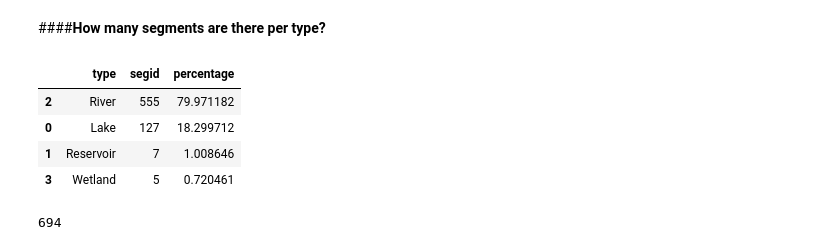
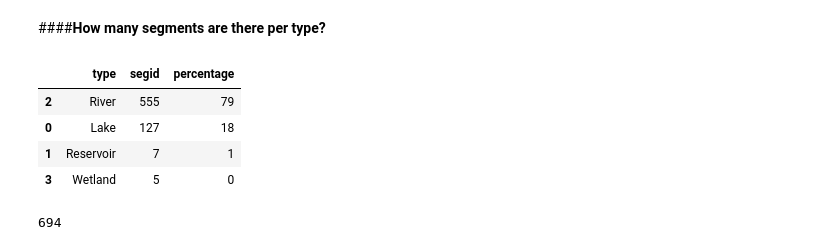
Before and after one commit to mocorderos/Water_Impair_Iowa, a Jupyter notebook: ImpairedWaterListFeb25.ipynb, the cells around one changed output. Saved outputs shown, nothing was run; the diff lists cells and outputs as text; code cells hidden in the pictures.

```diff
--- a/ImpairedWaterListFeb25.ipynb
+++ b/ImpairedWaterListFeb25.ipynb
@@ -236,29 +281,29 @@ segments_per_type_year
 # %%
 # #Count segments per type across all years
 # segments_per_type = df.groupby('type')['segid'].nunique().reset_index()
 # segments_per_type = segments_per_type.sort_values(by='segid', ascending=False)
 # segments_per_type
 
 # Count segments per type across all years
 segments_per_type = df.groupby('type')['segid'].nunique().reset_index()
 
 # Calculate the total number of unique segments
 total_segments = segments_per_type['segid'].sum()
 
-# Add a percentage column
-segments_per_type['percentage'] = (segments_per_type['segid'] / total_segments) * 100
+# Add a percentage column without decimals
+segments_per_type['percentage'] = ((segments_per_type['segid'] / total_segments) * 100).astype(int)
 
 # Sort by segment count in descending order
 segments_per_type = segments_per_type.sort_values(by='segid', ascending=False)
 
 # Display the result
 segments_per_type
 # %% [output]
 |  | type | segid | percentage |
-| 2 | River | 555 | 79.971182 |
-| 0 | Lake | 127 | 18.299712 |
-| 1 | Reservoir | 7 | 1.008646 |
-| 3 | Wetland | 5 | 0.720461 |
+| 2 | River | 555 | 79 |
+| 0 | Lake | 127 | 18 |
+| 1 | Reservoir | 7 | 1 |
+| 3 | Wetland | 5 | 0 |
 # %%
 # Count the number of unique 'SegID' values in the DataFrame
 unique_id_count = df['segid'].nunique()
```
Also changed, not shown: parts of 1 cell of this notebook.
